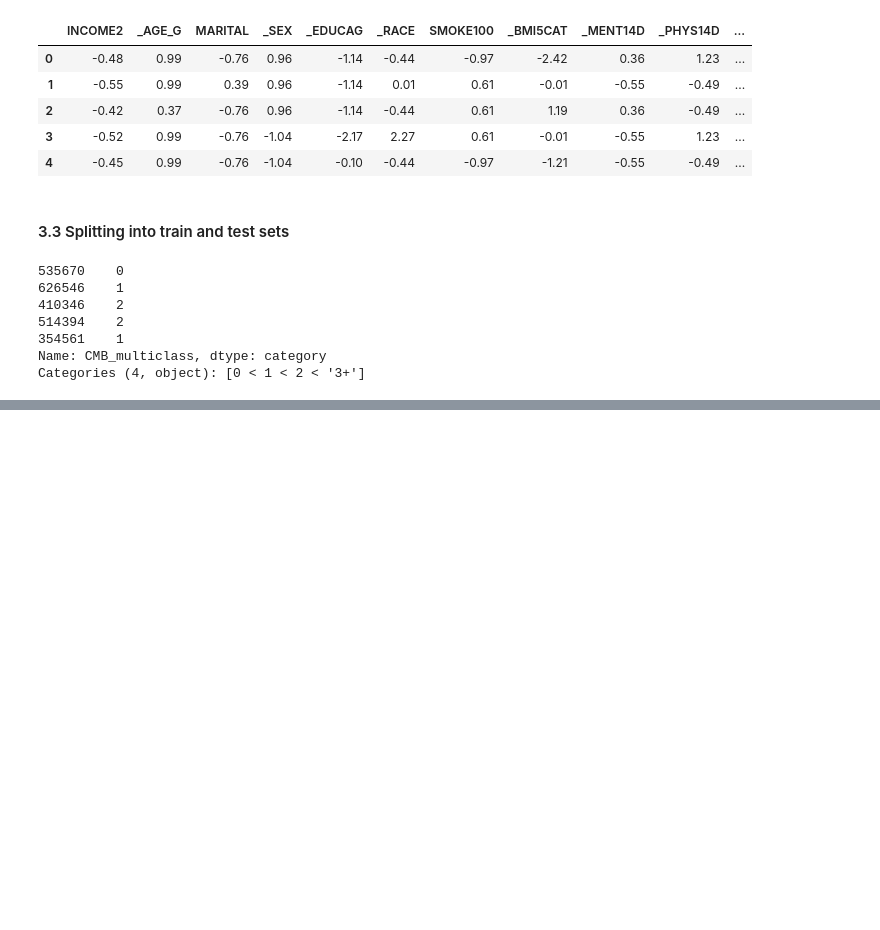
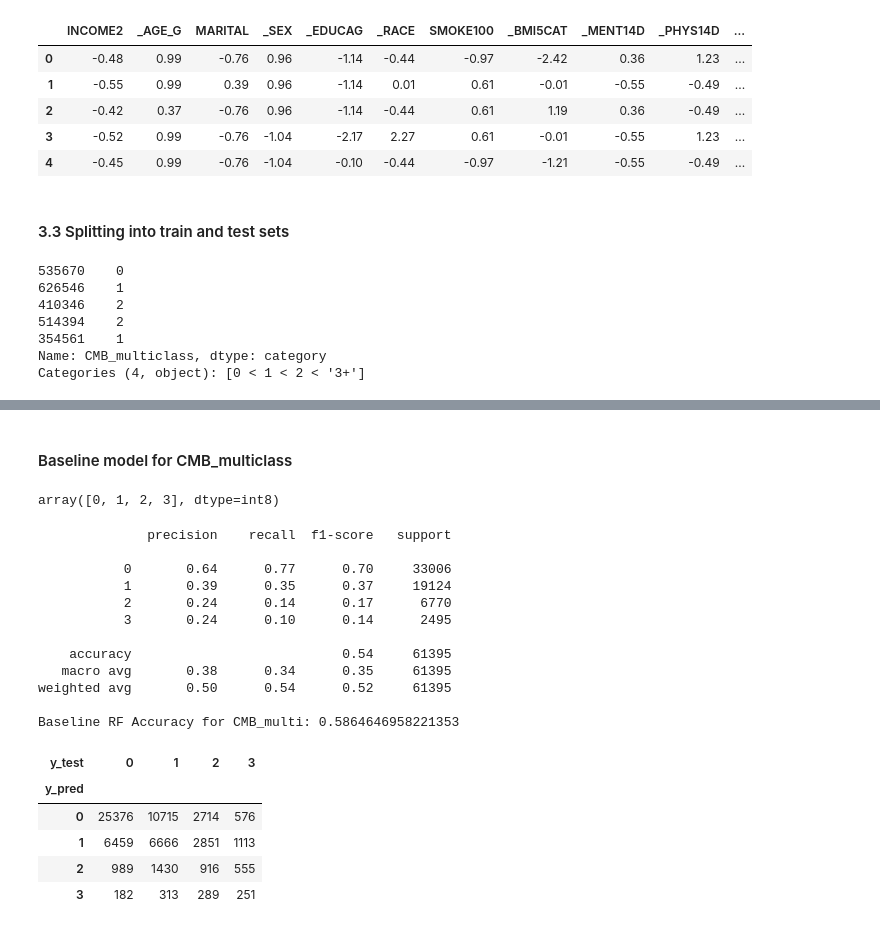
Before and after one commit to greghowa/CS6140-HW6, a Jupyter notebook: assignment6.ipynb, the cells around one changed output, grey strips where cells are left out. Saved outputs shown, nothing was run; the diff lists cells and outputs as text; code cells hidden in the pictures; blank space fills up the shorter version.

```diff
--- a/assignment6.ipynb
+++ b/assignment6.ipynb
@@ -972,0 +1021,18 @@ Categories (4, object): [0 < 1 < 2 < '3+']
+# %%
+clf = RandomForestClassifier(n_estimators=1000,
+                            criterion='entropy',
+                            min_samples_split=5,
+                            min_samples_leaf=5,
+                            random_state=42)
+clf.fit(X_train, y_train_bin)
+
+# Evaluate the classifier on test set
+y_pred = clf.predict(X_test)
+print(classification_report(y_test_bin, y_pred))
+
+confusion_matrix(y_test_bin, y_pred)
+
+print('Hypertuned RF Accuracy for CMB_binary:', accuracy_score(y_test_bin, y_pred))
+
+# Confusion matrix
+pd.crosstab(y_pred, y_test_bin, rownames=['y_pred'], colnames = ['y_test'])
@@ -972,0 +1062,43 @@ Categories (4, object): [0 < 1 < 2 < '3+']
+# %% [markdown]
+#### Baseline model for CMB_multiclass
+# %%
+# RF Classifier expects label data to be numerical
+y_train_mul = y_train_mul.cat.codes
+y_test_mul = y_test_mul.cat.codes
+# %%
+y_train_mul.unique()
+# %% [output]
+array([0, 1, 2, 3], dtype=int8)
+# %%
+clf = RandomForestClassifier()
+clf.fit(X_train, y_train_mul)
+
+# Evaluate the classifier on test set
+y_pred = clf.predict(X_test)
+print(classification_report(y_test_mul, y_pred))
+
+confusion_matrix(y_test_mul, y_pred)
+
+print('Baseline RF Accuracy for CMB_multi:', accuracy_score(y_test_bin, y_pred))
+
+# Confusion matrix
+pd.crosstab(y_pred, y_test_mul, rownames=['y_pred'], colnames = ['y_test'])
+# %% [output]
+              precision    recall  f1-score   support
+
+           0       0.64      0.77      0.70     33006
+           1       0.39      0.35      0.37     19124
+           2       0.24      0.14      0.17      6770
+           3       0.24      0.10      0.14      2495
+
+    accuracy                           0.54     61395
+   macro avg       0.38      0.34      0.35     61395
+weighted avg       0.50      0.54      0.52     61395
+
+Baseline RF Accuracy for CMB_multi: 0.5864646958221353
+| y_test | 0 | 1 | 2 | 3 |
+| y_pred |  |  |  |  |
+| 0 | 25376 | 10715 | 2714 | 576 |
+| 1 | 6459 | 6666 | 2851 | 1113 |
+| 2 | 989 | 1430 | 916 | 555 |
+| 3 | 182 | 313 | 289 | 251 |
```
Also changed, not shown: parts of 30 cells of this notebook.
